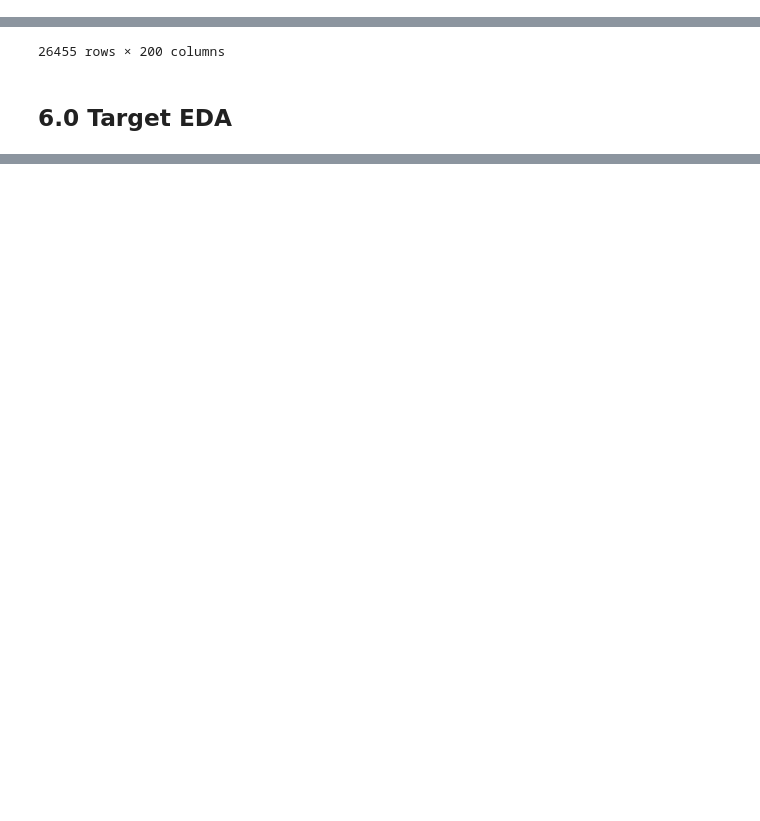
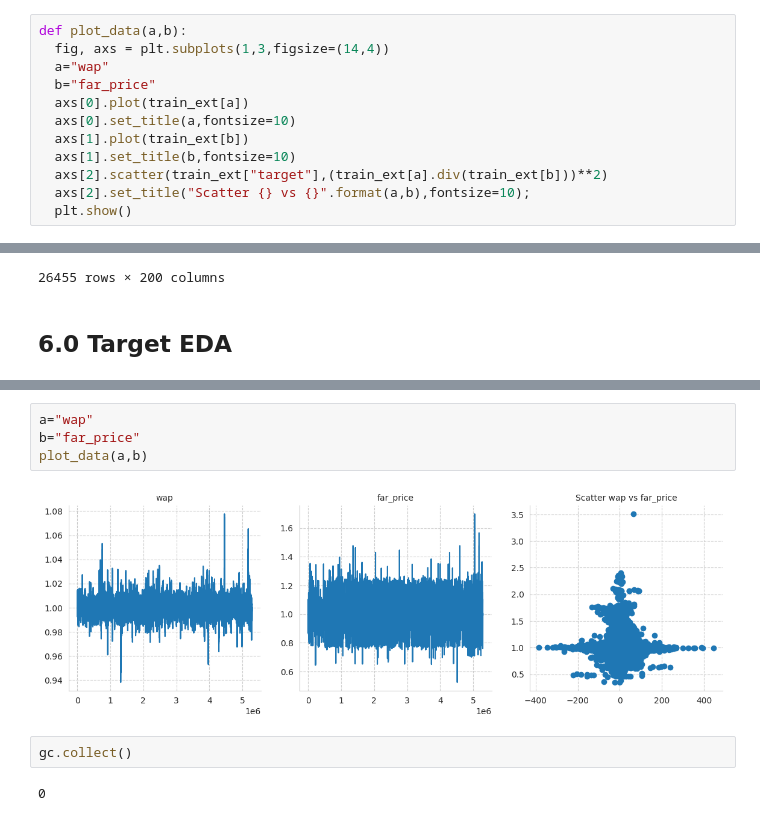
Before and after one commit to fabriziobasso/kaggle, a Jupyter notebook: Optiver_comp_v3.ipynb, the cells around one changed output, grey strips where cells are left out. Drawn from its saved outputs; the diff is of its cells as text; blank space fills up the shorter version.

```diff
--- a/Optiver_comp_v3.ipynb
+++ b/Optiver_comp_v3.ipynb
@@ -395,6 +395,18 @@ os.chdir(folder_data)
 ## 2.0 Utility Functions:
 # %% [markdown]
 ### 2.1 Visualization Utilities:
+# %%
+def plot_data(a,b):
+  fig, axs = plt.subplots(1,3,figsize=(14,4))
+  a="wap"
+  b="far_price"
+  axs[0].plot(train_ext[a])
+  axs[0].set_title(a,fontsize=10)
+  axs[1].plot(train_ext[b])
+  axs[1].set_title(b,fontsize=10)
+  axs[2].scatter(train_ext["target"],(train_ext[a].div(train_ext[b]))**2)
+  axs[2].set_title("Scatter {} vs {}".format(a,b),fontsize=10);
+  plt.show()
 # %%
 def find_parameters(df):
 
@@ -1009,0 +1031,10 @@ Name: near_price*far_price, dtype: float64
+# %%
+a="wap"
+b="far_price"
+plot_data(a,b)
+# %% [output]
+[figure, added]
+# %%
+gc.collect()
+# %% [output]
+0
```
Also changed, not shown: parts of 11 cells of this notebook.
